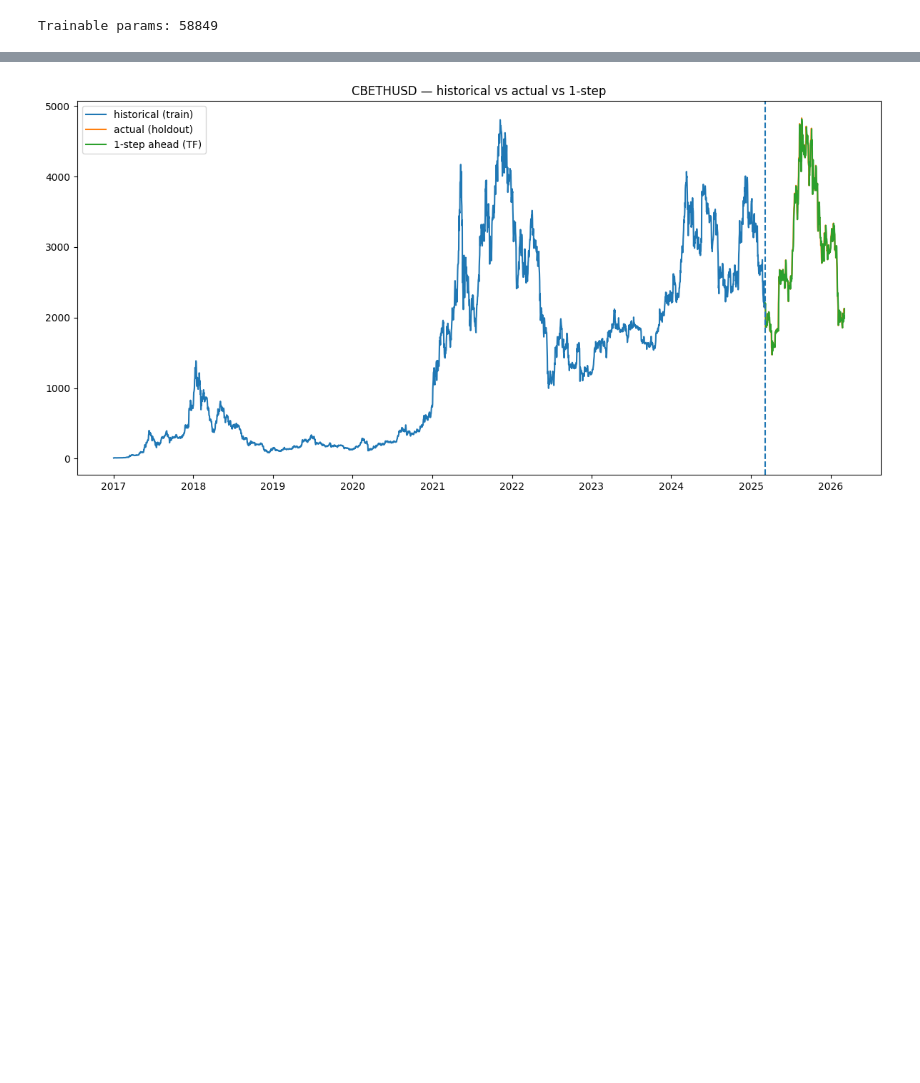
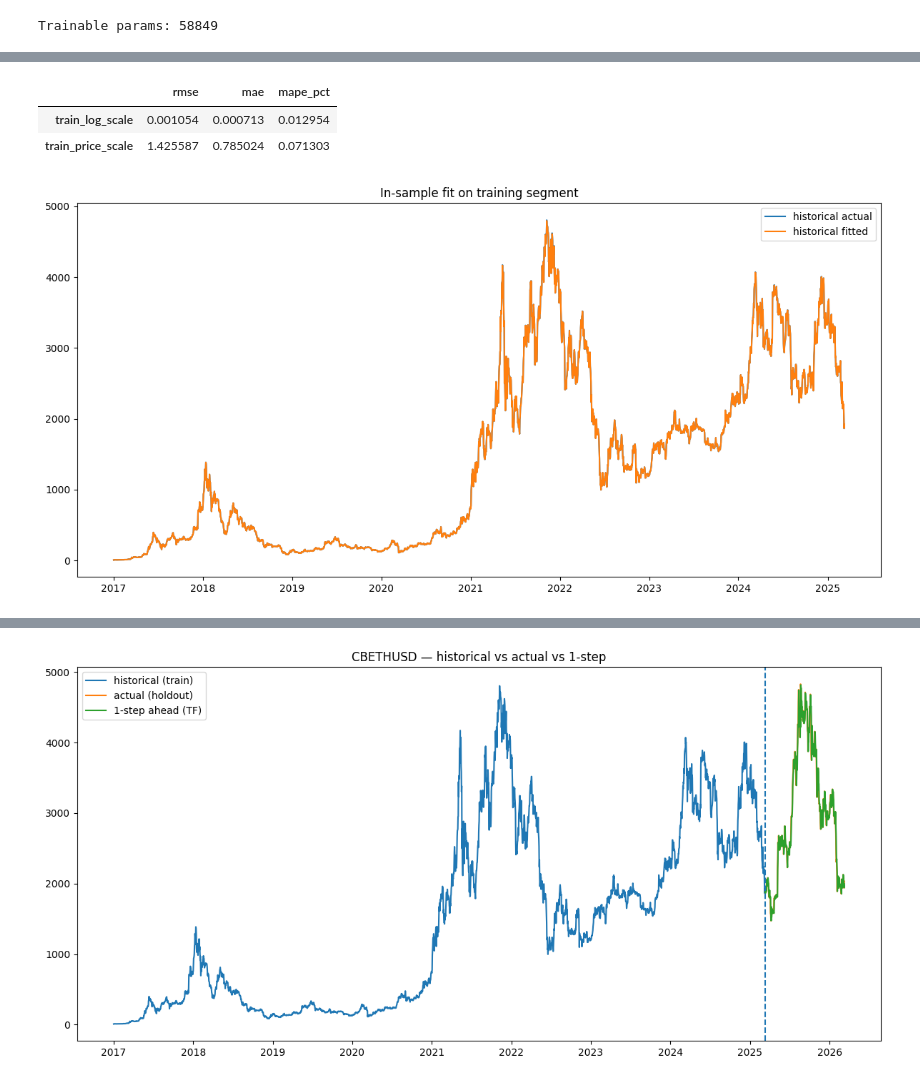
Before and after one commit to nikhilxsunder/ns-sdn, a Jupyter notebook: notebooks/tests.ipynb, the cells around one changed output, grey strips where cells are left out. Cells and saved outputs as stored; diff of their text form; code cells hidden in the pictures; blank space fills up the shorter version.

```diff
--- a/notebooks/tests.ipynb
+++ b/notebooks/tests.ipynb
@@ -163,0 +226,36 @@ torch.save(model, "model_b_full.pth")
+# %%
+with torch.no_grad():
+    out_hist = model.forward_sequence(
+        t_hist.to(DEVICE),
+        y_hist_s.to(DEVICE),
+        teacher_forcing=True,
+    )
+
+yhat_hist_s = out_hist["yhat"].detach().cpu()
+hist_fit_lp = y_scaler.inverse_transform(yhat_hist_s).numpy().squeeze()
+hist_true_lp = y_hist.numpy().squeeze()
+
+hist_fit_p = np.exp(hist_fit_lp)
+hist_true_p = np.exp(hist_true_lp)
+
+train_metrics_log = compute_metrics(hist_true_lp, hist_fit_lp)
+train_metrics_price = compute_metrics(hist_true_p, hist_fit_p)
+
+pd.DataFrame(
+    [train_metrics_log, train_metrics_price],
+    index=["train_log_scale", "train_price_scale"],
+)
+# %% [output]
+|  | rmse | mae | mape_pct |
+| train_log_scale | 0.001054 | 0.000713 | 0.012954 |
+| train_price_scale | 1.425587 | 0.785024 | 0.071303 |
+# %%
+plt.figure(figsize=(12, 6))
+plt.plot(dates_hist, hist_true_p, label="historical actual")
+plt.plot(dates_hist, hist_fit_p, label="historical fitted")
+plt.title("In-sample fit on training segment")
+plt.legend()
+plt.tight_layout()
+plt.show()
+# %% [output]
+[figure, added]
```
Also changed, not shown: parts of 59 cells of this notebook, 5 other files.
